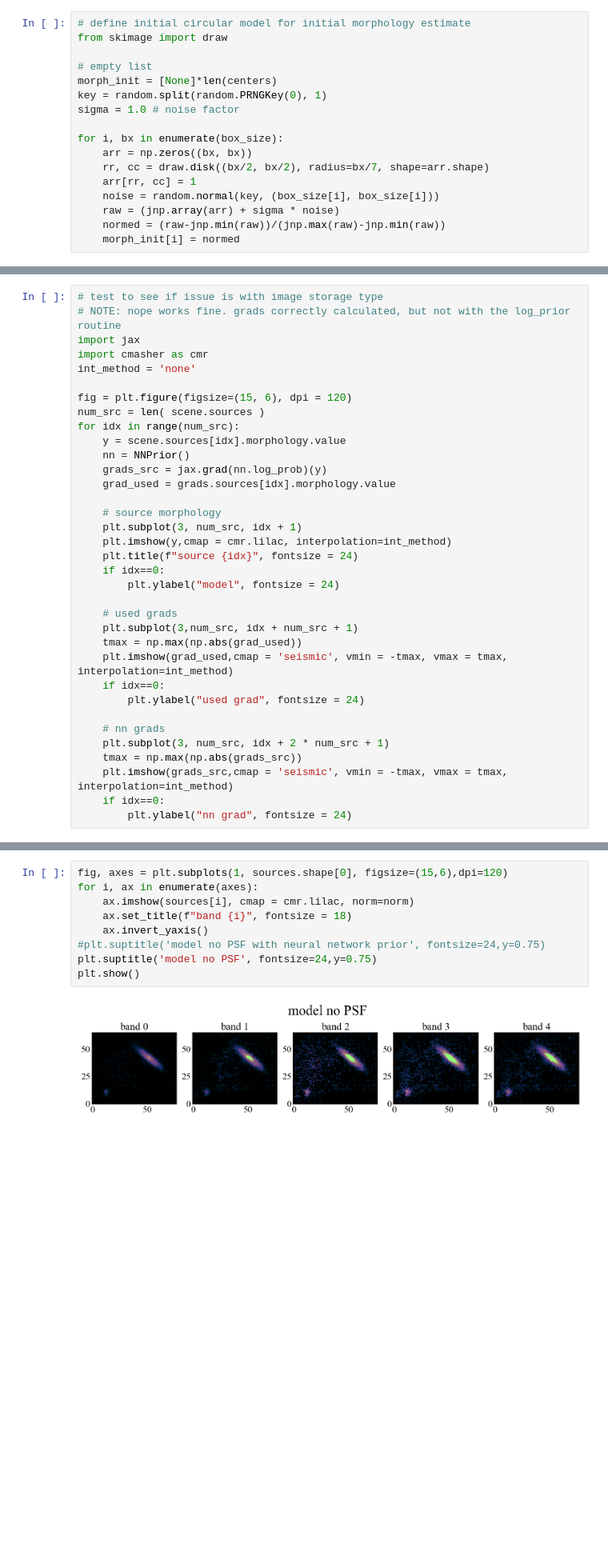
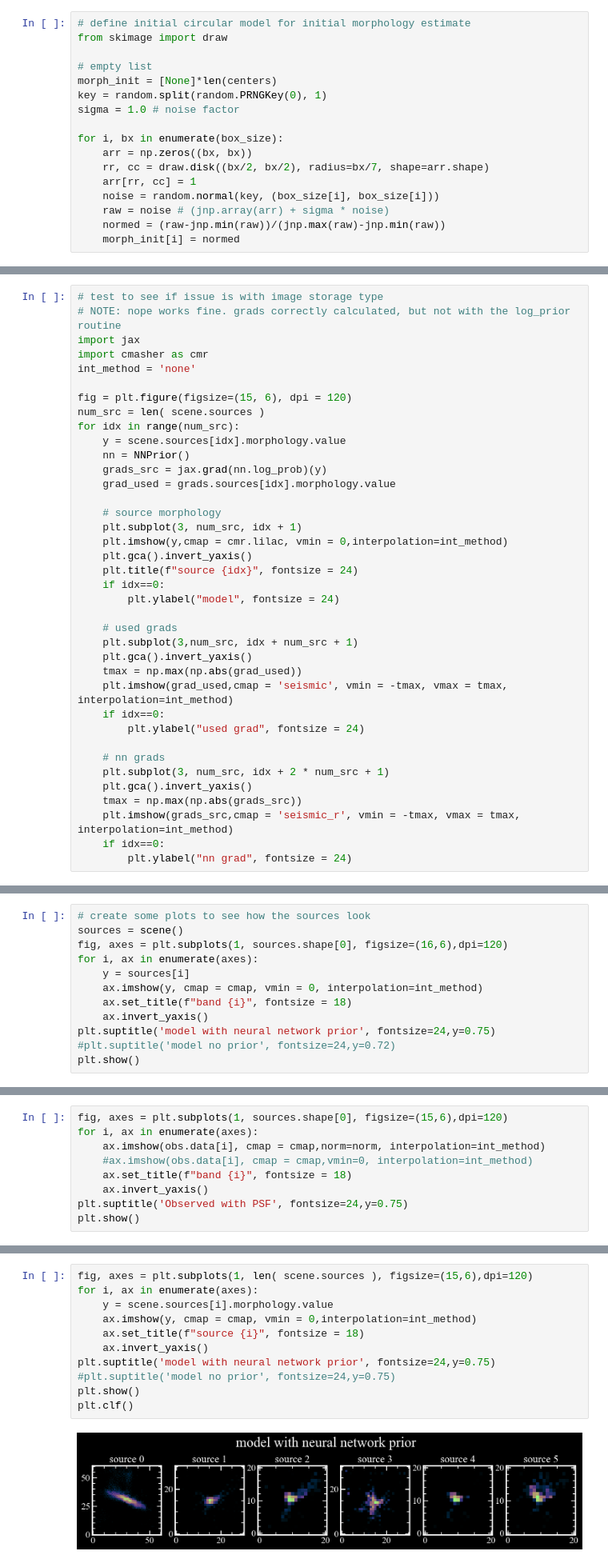
Before and after one commit to pmelchior/scarlet2, a Jupyter notebook: run_test.ipynb, the cells around one changed output, grey strips where cells are left out. Shown at 80% size. Drawn from its saved outputs; the diff is of its cells as text; blank space fills up the shorter version.

```diff
--- a/run_test.ipynb
+++ b/run_test.ipynb
@@ -112,7 +115,7 @@ for i, bx in enumerate(box_size):
     rr, cc = draw.disk((bx/2, bx/2), radius=bx/7, shape=arr.shape)
     arr[rr, cc] = 1
     noise = random.normal(key, (box_size[i], box_size[i]))
-    raw = (jnp.array(arr) + sigma * noise)
+    raw = noise # (jnp.array(arr) + sigma * noise)
     normed = (raw-jnp.min(raw))/(jnp.max(raw)-jnp.min(raw))
     morph_init[i] = normed
 # %%
@@ -209,13 +206,15 @@ for idx in range(num_src):
 
     # source morphology
     plt.subplot(3, num_src, idx + 1)
-    plt.imshow(y,cmap = cmr.lilac, interpolation=int_method)
+    plt.imshow(y,cmap = cmr.lilac, vmin = 0,interpolation=int_method)
+    plt.gca().invert_yaxis()
     plt.title(f"source {idx}", fontsize = 24)
     if idx==0:
         plt.ylabel("model", fontsize = 24)
 
     # used grads
     plt.subplot(3,num_src, idx + num_src + 1)
+    plt.gca().invert_yaxis()
     tmax = np.max(np.abs(grad_used))
     plt.imshow(grad_used,cmap = 'seismic', vmin = -tmax, vmax = tmax, interpolation=int_method)
     if idx==0:
@@ -223,8 +222,9 @@ for idx in range(num_src):
 
     # nn grads
     plt.subplot(3, num_src, idx + 2 * num_src + 1)
+    plt.gca().invert_yaxis()
     tmax = np.max(np.abs(grads_src))
-    plt.imshow(grads_src,cmap = 'seismic', vmin = -tmax, vmax = tmax, interpolation=int_method)
+    plt.imshow(grads_src,cmap = 'seismic_r', vmin = -tmax, vmax = tmax, interpolation=int_method)
     if idx==0:
         plt.ylabel("nn grad", fontsize = 24)
 # %% [output]
@@ -252,0 +242,12 @@ plt.show()
+# %%
+# create some plots to see how the sources look
+sources = scene()
+fig, axes = plt.subplots(1, sources.shape[0], figsize=(16,6),dpi=120)
+for i, ax in enumerate(axes):
+    y = sources[i]
+    ax.imshow(y, cmap = cmap, vmin = 0, interpolation=int_method)
+    ax.set_title(f"band {i}", fontsize = 18)
+    ax.invert_yaxis()
+plt.suptitle('model with neural network prior', fontsize=24,y=0.75)
+#plt.suptitle('model no prior', fontsize=24,y=0.72)
+plt.show()
@@ -252,0 +256,9 @@ plt.show()
+# %%
+fig, axes = plt.subplots(1, sources.shape[0], figsize=(15,6),dpi=120)
+for i, ax in enumerate(axes):
+    ax.imshow(obs.data[i], cmap = cmap,norm=norm, interpolation=int_method)
+    #ax.imshow(obs.data[i], cmap = cmap,vmin=0, interpolation=int_method)
+    ax.set_title(f"band {i}", fontsize = 18)
+    ax.invert_yaxis()
+plt.suptitle('Observed with PSF', fontsize=24,y=0.75)
+plt.show()
@@ -253,11 +267,13 @@ plt.show()
 # %%
-fig, axes = plt.subplots(1, sources.shape[0], figsize=(15,6),dpi=120)
+fig, axes = plt.subplots(1, len( scene.sources ), figsize=(15,6),dpi=120)
 for i, ax in enumerate(axes):
-    ax.imshow(sources[i], cmap = cmr.lilac, norm=norm)
-    ax.set_title(f"band {i}", fontsize = 18)
+    y = scene.sources[i].morphology.value
+    ax.imshow(y, cmap = cmap, vmin = 0,interpolation=int_method)
+    ax.set_title(f"source {i}", fontsize = 18)
     ax.invert_yaxis()
-#plt.suptitle('model no PSF with neural network prior', fontsize=24,y=0.75)
-plt.suptitle('model no PSF', fontsize=24,y=0.75)
+plt.suptitle('model with neural network prior', fontsize=24,y=0.75)
+#plt.suptitle('model no prior', fontsize=24,y=0.75)
 plt.show()
+plt.clf()
 # %% [output]
-[figure, old version]
+[figure, new version]
```
Also changed, not shown: parts of 13 cells of this notebook, 2 other files.
